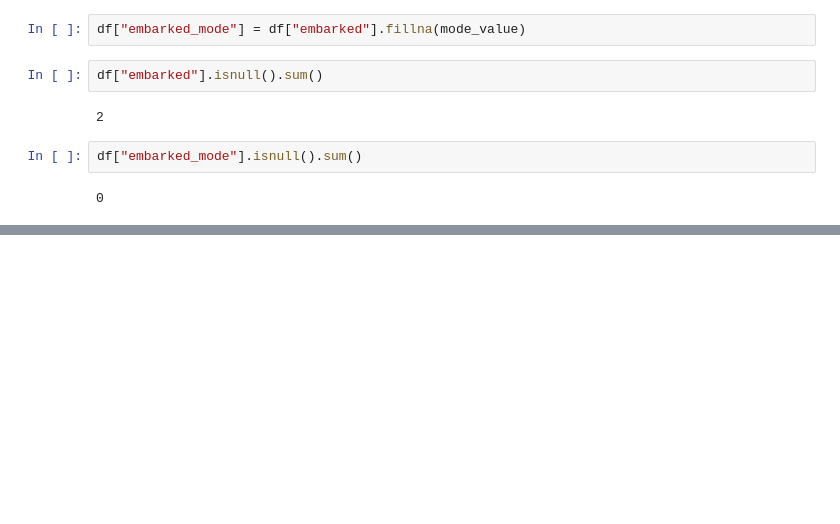
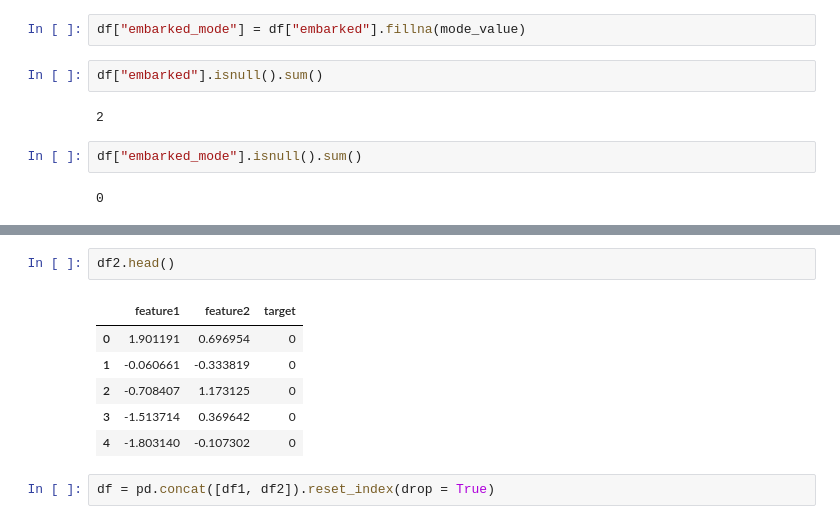
Before and after one commit to fatihsavaskurt/Python-WB, a Jupyter notebook: Feature Engineering.ipynb, the cells around one changed output, grey strips where cells are left out. Drawn from its saved outputs; the diff is of its cells as text; blank space fills up the shorter version.

```diff
--- a/Feature Engineering.ipynb
+++ b/Feature Engineering.ipynb
@@ -197,0 +326,11 @@ df["embarked_mode"].isnull().sum()
+# %%
+df2.head()
+# %% [output]
+|  | feature1 | feature2 | target |
+| 0 | 1.901191 | 0.696954 | 0 |
+| 1 | -0.060661 | -0.333819 | 0 |
+| 2 | -0.708407 | 1.173125 | 0 |
+| 3 | -1.513714 | 0.369642 | 0 |
+| 4 | -1.803140 | -0.107302 | 0 |
+# %%
+df = pd.concat([df1, df2]).reset_index(drop = True)
```
Also changed, not shown: parts of 17 cells of this notebook.
